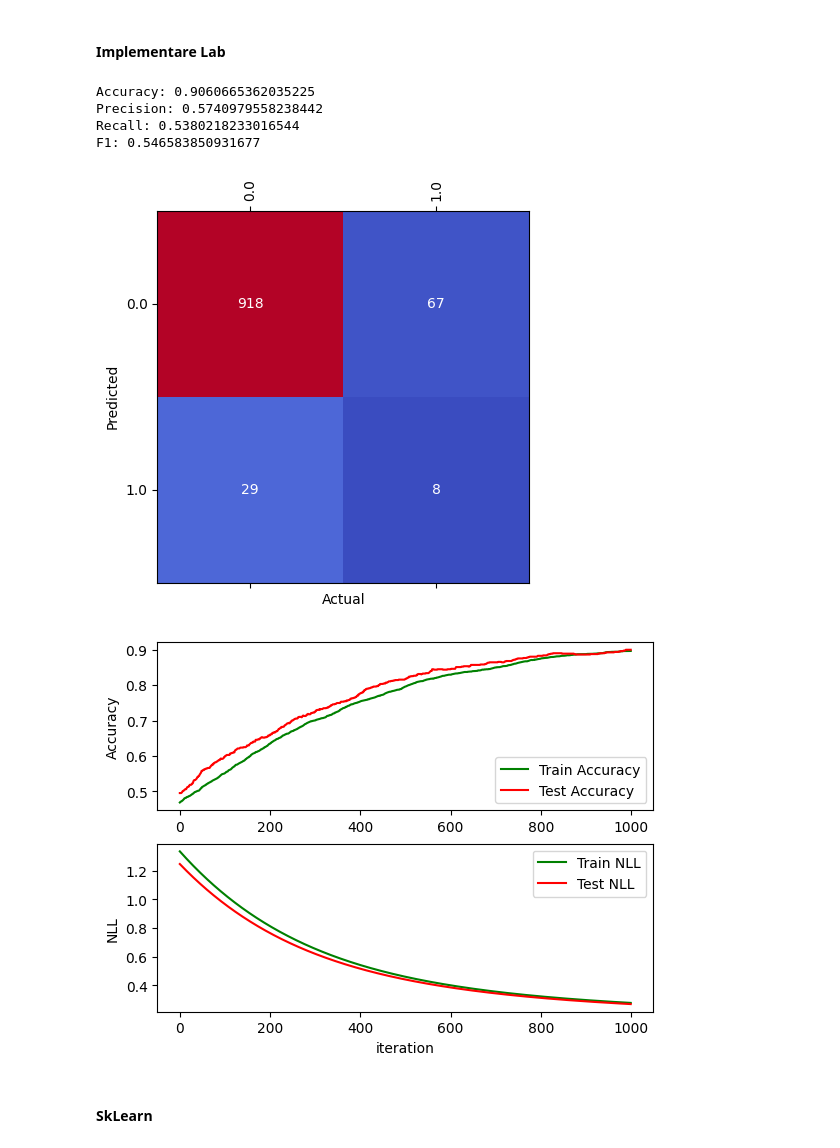
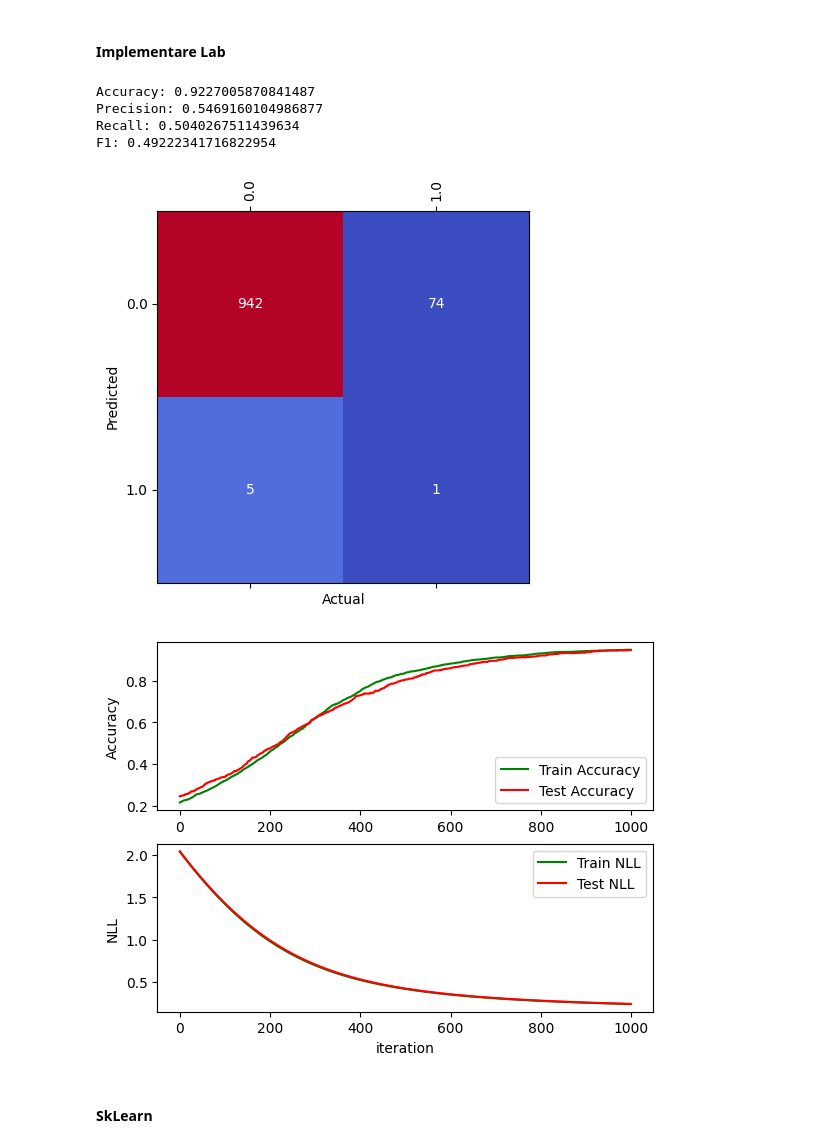
Before and after one commit to Earthbert/IA-project2, a Jupyter notebook: project.ipynb, the cells around one changed output. Saved outputs shown, nothing was run; the diff lists cells and outputs as text; code cells hidden in the pictures.

```diff
--- a/project.ipynb
+++ b/project.ipynb
@@ -512,18 +523,18 @@ def compute_show_metrics(results: pd.DataFrame):
 # %%
 model = LabLogisticRegression(learning_rate=0.01, epochs=1000, test_size=0.2)
 results = apply_logistic_regression_model(pre_avc_train_data,
                                           pre_avc_test_data,
                                           avc_target_category,
-                                          model, balance = False)
+                                          model, balance = True)
 compute_show_metrics(results)
 show_confusion_matrix(results, avc_target_category)
 model.plot()
 # %% [output]
-Accuracy: 0.9060665362035225
-Precision: 0.5740979558238442
-Recall: 0.5380218233016544
-F1: 0.546583850931677
+Accuracy: 0.9227005870841487
+Precision: 0.5469160104986877
+Recall: 0.5040267511439634
+F1: 0.49222341716822954
-[figure, old version]
+[figure, new version]
-[figure, old version]
+[figure, new version]
 # %% [markdown]
 #### SkLearn
```
Also changed, not shown: parts of 8 cells of this notebook.
